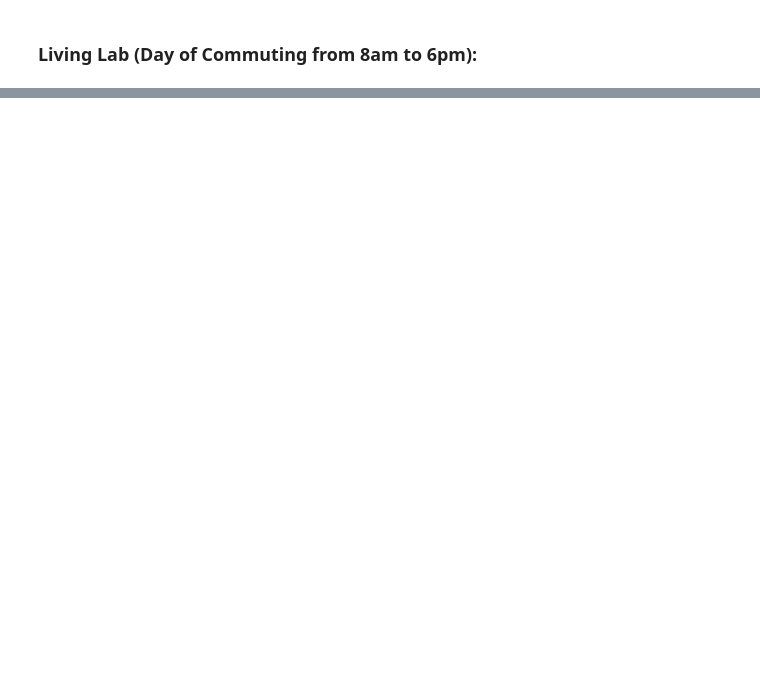
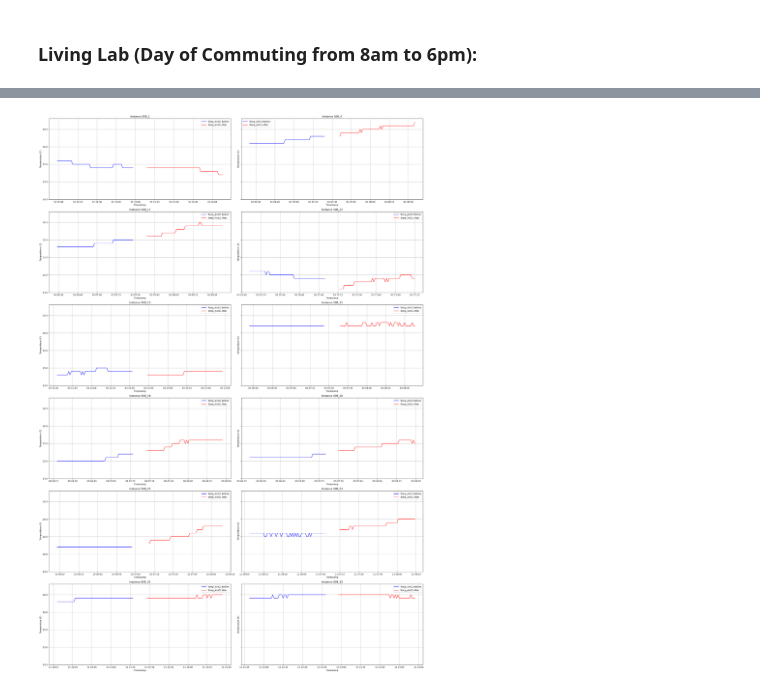
Before and after one commit to tomarp/COC-D, a Jupyter notebook: code/notebook_S08.ipynb, the cells around one changed output, grey strips where cells are left out. Saved outputs shown, nothing was run; the diff lists cells and outputs as text; code cells hidden in the pictures; blank space fills up the shorter version.

```diff
--- a/code/notebook_S08.ipynb
+++ b/code/notebook_S08.ipynb
@@ -17,6 +17,6 @@ import numpy as np
 from datetime import datetime
 # %%
 ## Read the CSV file into a DataFrame
-S02_path = 'C:/Users/Tomar/dev/PCM_study/summer_2023/output/process_data/S02_final_df.csv'
+S08_path = 'C:/Users/Tomar/dev/PCM_study/summer_2023/output/process_data/S08_final_df.csv'
 
-S02_df = pd.read_csv(S02_path, index_col=False, parse_dates=['DateTime'])
+S08_df = pd.read_csv(S08_path, index_col=False, parse_dates=['DateTime'])
@@ -682,0 +900,72 @@ results_df
+# %%
+import pandas as pd
+from datetime import datetime, timedelta
+import matplotlib.pyplot as plt
+
+# Load the CSV file
+file_path = 'C:/Users/Tomar/dev/PCM_study/summer_2023/output/living_lab/LL/LL_b.csv'
+data = pd.read_csv(file_path)
+
+# Ensure the correct renaming of the 'DateTime' column to 'Timestamp'
+data.rename(columns={'DateTime': 'Timestamp'}, inplace=True)
+
+# Convert the 'Timestamp' column to datetime
+data['Timestamp'] = pd.to_datetime(data['Timestamp'])
+
+# Define the commuting instances from the provided markdown data
+commuting_instances = [
+    {"ID_instance": "S08_1", "Start Time": "2023-07-31 12:58:39", "End Time": "2023-07-31 13:08:32"},
+    {"ID_instance": "S08_4", "Start Time": "2023-08-01 07:24:57", "End Time": "2023-08-01 07:35:46"},
+    {"ID_instance": "S08_11", "Start Time": "2023-08-03 07:28:31", "End Time": "2023-08-03 07:38:04"},
+    {"ID_instance": "S08_12", "Start Time": "2023-08-03 11:05:38", "End Time": "2023-08-03 11:15:56"},
+    {"ID_instance": "S08_13", "Start Time": "2023-08-03 12:32:20", "End Time": "2023-08-03 12:43:22"},
+    {"ID_instance": "S08_15", "Start Time": "2023-08-04 07:26:54", "End Time": "2023-08-04 07:38:02"},
+    {"ID_instance": "S08_18", "Start Time": "2023-08-08 07:17:57", "End Time": "2023-08-08 07:27:45"},
+    {"ID_instance": "S08_20", "Start Time": "2023-08-09 07:20:15", "End Time": "2023-08-09 07:29:11"},
+    {"ID_instance": "S08_22", "Start Time": "2023-08-10 06:57:30", "End Time": "2023-08-10 07:09:54"},
+    {"ID_instance": "S08_23", "Start Time": "2023-08-11 07:03:59", "End Time": "2023-08-11 07:14:41"},
+    {"ID_instance": "S08_24", "Start Time": "2023-08-11 11:17:10", "End Time": "2023-08-11 11:27:24"},
+    {"ID_instance": "S08_25", "Start Time": "2023-08-11 12:48:22", "End Time": "2023-08-11 12:57:54"},
+]
+
+# Convert string times to datetime
+for instance in commuting_instances:
+    instance["Start Time"] = datetime.strptime(instance["Start Time"], "%Y-%m-%d %H:%M:%S")
+    instance["End Time"] = datetime.strptime(instance["End Time"], "%Y-%m-%d %H:%M:%S")
+
+# Function to plot temperature data before and after for each instance, creating a subplot matrix
+def plot_temperatures_before_after(commuting_instances, data):
+    num_instances = len(commuting_instances)
+    nrows = (num_instances + 1) // 2  # Number of rows for the subplot matrix
+
+    fig, axes = plt.subplots(nrows, 2, figsize=(25, nrows * 6), sharex=False, sharey=True)
+    axes = axes.flatten()
+
+    for idx, instance in enumerate(commuting_instances):
+        instance_id = instance["ID_instance"]
+        start_time = instance["Start Time"]
+        end_time = instance["End Time"]
+        one_hour_before = start_time - timedelta(hours=1)
+        one_hour_after = end_time + timedelta(hours=1)
+
+        # Filter data for one hour before and after the commuting instance
+        before_data = data[(data['Timestamp'] >= one_hour_before) & (data['Timestamp'] <= start_time)]
+        after_data = data[(data['Timestamp'] >= end_time) & (data['Timestamp'] <= one_hour_after)]
+
+        # Plot the data
+        ax = axes[idx]
+        ax.plot(before_data['Timestamp'], before_data['Temp_Air(C)'], label='Temp_Air(C) Before', color='blue')
+        ax.plot(after_data['Timestamp'], after_data['Temp_Air(C)'], label='Temp_Air(C) After', color='red')
+        ax.set_title(f'Instance {instance_id}')
+        ax.set_xlabel('Timestamp')
+        ax.set_ylabel('Temperature (C)')
+        ax.legend()
+        ax.grid(True)
+
+    plt.tight_layout()
+    plt.show()
+
+# Visualize the temperature data for each commuting instance
+plot_temperatures_before_after(commuting_instances, data)
+# %% [output]
+[figure, added]
```
Also changed, not shown: parts of 30 cells of this notebook, 15 other files.
